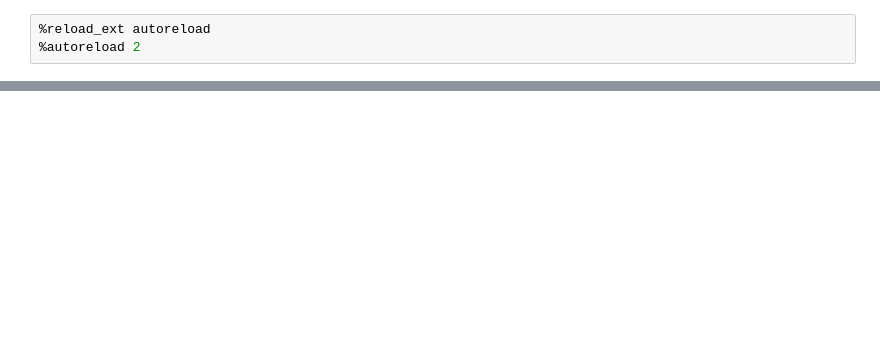
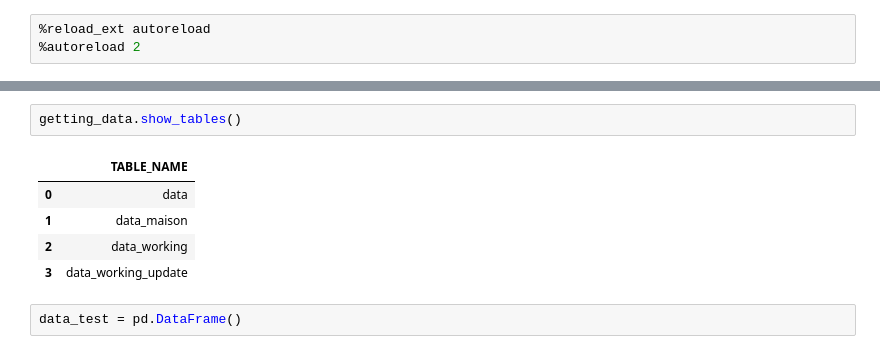
Before and after one commit to Jehadel/reestimator, a Jupyter notebook: notebooks/class_testing_getdata_nb.ipynb, the cells around one changed output, grey strips where cells are left out. Drawn from its saved outputs; the diff is of its cells as text; blank space fills up the shorter version.

```diff
--- a/notebooks/class_testing_getdata_nb.ipynb
+++ b/notebooks/class_testing_getdata_nb.ipynb
@@ -137,0 +43,10 @@ preprocessor.filter_dependency('all')
+# %%
+getting_data.show_tables()
+# %% [output]
+|  | TABLE_NAME |
+| 0 | data |
+| 1 | data_maison |
+| 2 | data_working |
+| 3 | data_working_update |
+# %%
+data_test = pd.DataFrame()
```
Also changed, not shown: parts of 20 cells of this notebook, 1 other file.
